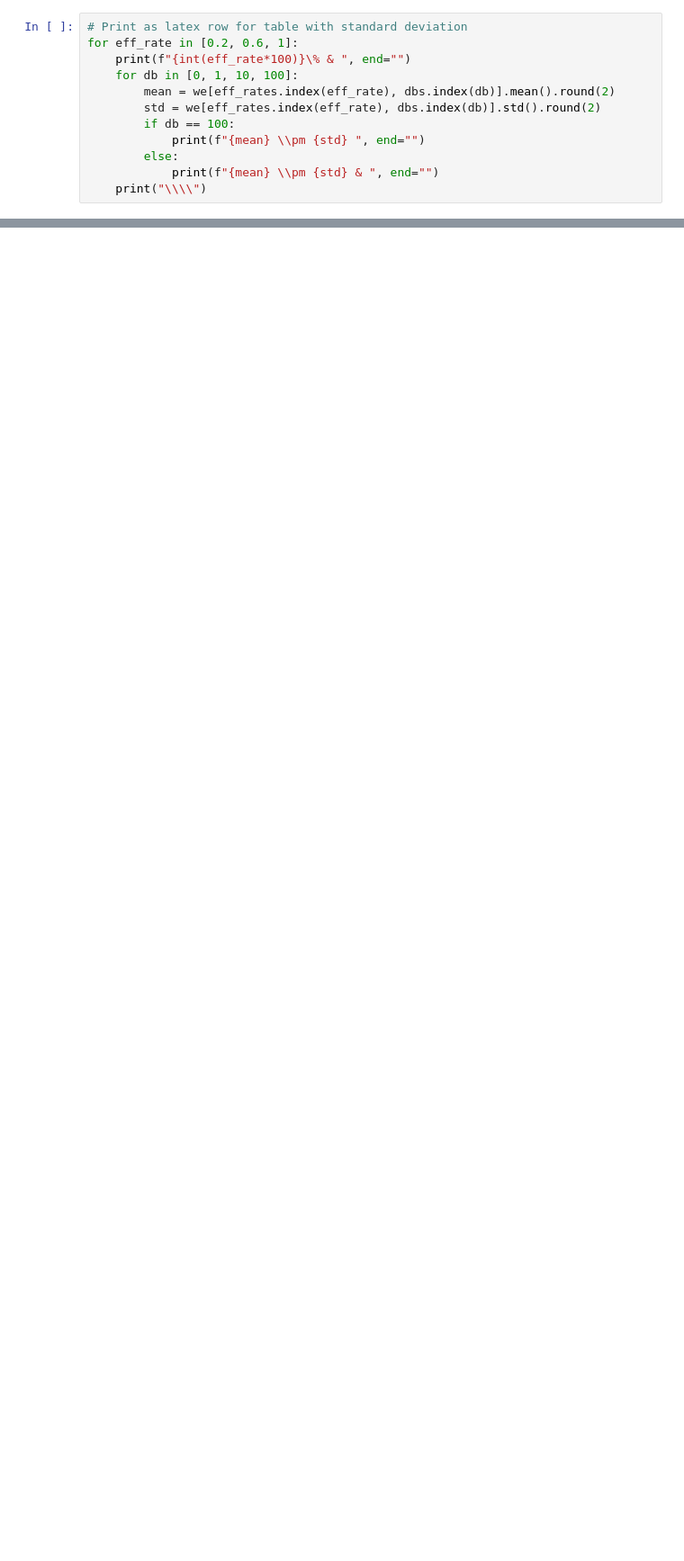
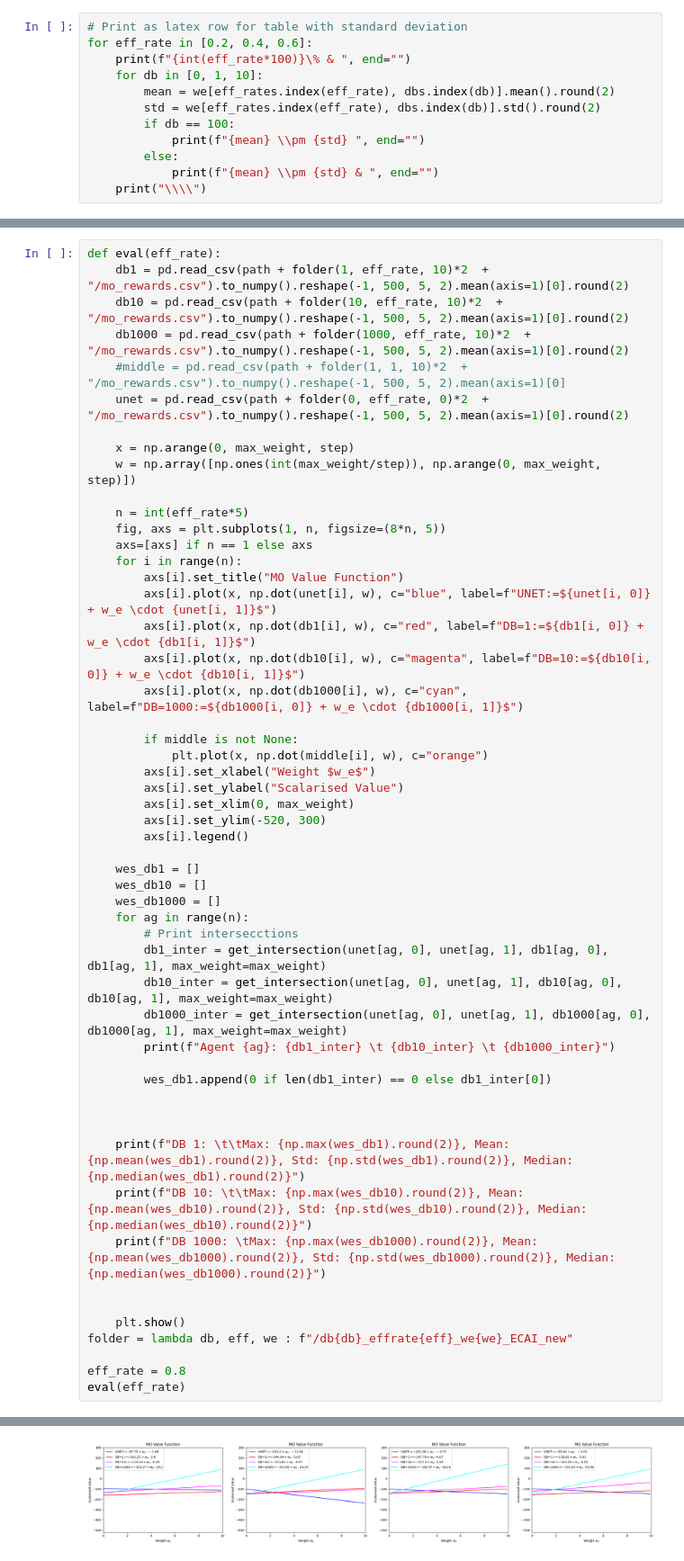
Before and after one commit to maymac00/MAEGG_IPPO, a Jupyter notebook: wes.ipynb, the cells around one changed output, grey strips where cells are left out. Shown: that part at 90% size. Saved outputs shown, nothing was run; the diff lists cells and outputs as text; blank space fills up the shorter version.

```diff
--- a/wes.ipynb
+++ b/wes.ipynb
@@ -134,8 +110,8 @@ array([7.3975    , 5.85666667, 2.03      ])
 # %%
 # Print as latex row for table with standard deviation
-for eff_rate in [0.2, 0.6, 1]:
+for eff_rate in [0.2, 0.4, 0.6]:
     print(f"{int(eff_rate*100)}\% & ", end="")
-    for db in [0, 1, 10, 100]:
+    for db in [0, 1, 10]:
         mean = we[eff_rates.index(eff_rate), dbs.index(db)].mean().round(2)
         std = we[eff_rates.index(eff_rate), dbs.index(db)].std().round(2)
         if db == 100:
@@ -200,0 +227,54 @@ plt.show()
+# %%
+def eval(eff_rate):
+    db1 = pd.read_csv(path + folder(1, eff_rate, 10)*2  + "/mo_rewards.csv").to_numpy().reshape(-1, 500, 5, 2).mean(axis=1)[0].round(2)
+    db10 = pd.read_csv(path + folder(10, eff_rate, 10)*2  + "/mo_rewards.csv").to_numpy().reshape(-1, 500, 5, 2).mean(axis=1)[0].round(2)
+    db1000 = pd.read_csv(path + folder(1000, eff_rate, 10)*2  + "/mo_rewards.csv").to_numpy().reshape(-1, 500, 5, 2).mean(axis=1)[0].round(2)
+    #middle = pd.read_csv(path + folder(1, 1, 10)*2  + "/mo_rewards.csv").to_numpy().reshape(-1, 500, 5, 2).mean(axis=1)[0]
+    unet = pd.read_csv(path + folder(0, eff_rate, 0)*2  + "/mo_rewards.csv").to_numpy().reshape(-1, 500, 5, 2).mean(axis=1)[0].round(2)
+
+    x = np.arange(0, max_weight, step)
+    w = np.array([np.ones(int(max_weight/step)), np.arange(0, max_weight, step)])
+
+    n = int(eff_rate*5)
+    fig, axs = plt.subplots(1, n, figsize=(8*n, 5))
+    axs=[axs] if n == 1 else axs
+    for i in range(n):
+        axs[i].set_title("MO Value Function")
+        axs[i].plot(x, np.dot(unet[i], w), c="blue", label=f"UNET:=${unet[i, 0]} + w_e \cdot {unet[i, 1]}$")
+        axs[i].plot(x, np.dot(db1[i], w), c="red", label=f"DB=1:=${db1[i, 0]} + w_e \cdot {db1[i, 1]}$")
+        axs[i].plot(x, np.dot(db10[i], w), c="magenta", label=f"DB=10:=${db10[i, 0]} + w_e \cdot {db10[i, 1]}$")
+        axs[i].plot(x, np.dot(db1000[i], w), c="cyan", label=f"DB=1000:=${db1000[i, 0]} + w_e \cdot {db1000[i, 1]}$")
+
+        if middle is not None:
+            plt.plot(x, np.dot(middle[i], w), c="orange")
+        axs[i].set_xlabel("Weight $w_e$")
+        axs[i].set_ylabel("Scalarised Value")
+        axs[i].set_xlim(0, max_weight)
+        axs[i].set_ylim(-520, 300)
+        axs[i].legend()
+
+    wes_db1 = []
+    wes_db10 = []
+    wes_db1000 = []
+    for ag in range(n):
+        # Print intersecctions
+        db1_inter = get_intersection(unet[ag, 0], unet[ag, 1], db1[ag, 0], db1[ag, 1], max_weight=max_weight)
+        db10_inter = get_intersection(unet[ag, 0], unet[ag, 1], db10[ag, 0], db10[ag, 1], max_weight=max_weight)
+        db1000_inter = get_intersection(unet[ag, 0], unet[ag, 1], db1000[ag, 0], db1000[ag, 1], max_weight=max_weight)
+        print(f"Agent {ag}: {db1_inter} \t {db10_inter} \t {db1000_inter}")
+
+        wes_db1.append(0 if len(db1_inter) == 0 else db1_inter[0])
+
+
+
+    print(f"DB 1: \t\tMax: {np.max(wes_db1).round(2)}, Mean: {np.mean(wes_db1).round(2)}, Std: {np.std(wes_db1).round(2)}, Median: {np.median(wes_db1).round(2)}")
+    print(f"DB 10: \t\tMax: {np.max(wes_db10).round(2)}, Mean: {np.mean(wes_db10).round(2)}, Std: {np.std(wes_db10).round(2)}, Median: {np.median(wes_db10).round(2)}")
+    print(f"DB 1000: \tMax: {np.max(wes_db1000).round(2)}, Mean: {np.mean(wes_db1000).round(2)}, Std: {np.std(wes_db1000).round(2)}, Median: {np.median(wes_db1000).round(2)}")
+
+
+    plt.show()
+folder = lambda db, eff, we : f"/db{db}_effrate{eff}_we{we}_ECAI_new"
+
+eff_rate = 0.8
+eval(eff_rate)
+# %% [output]
@@ -200,0 +286 @@ plt.show()
+[figure, added]
```
Also changed, not shown: parts of 14 cells of this notebook, 10 other files.
